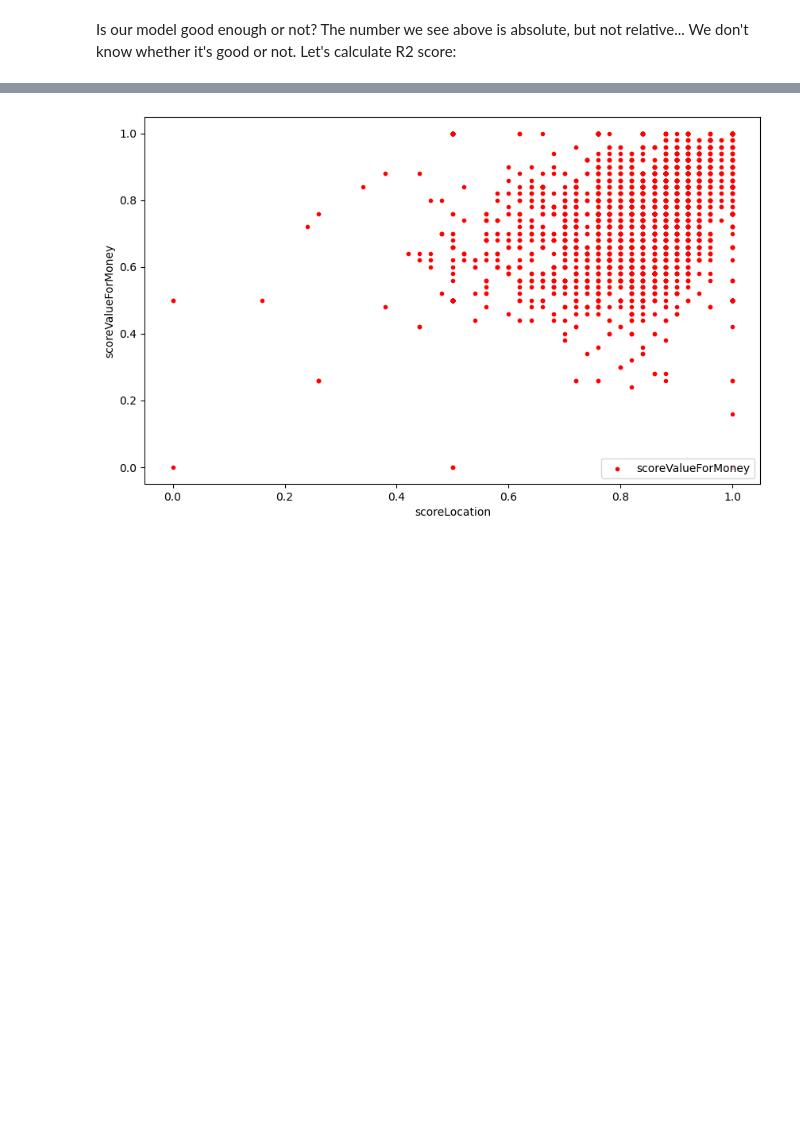
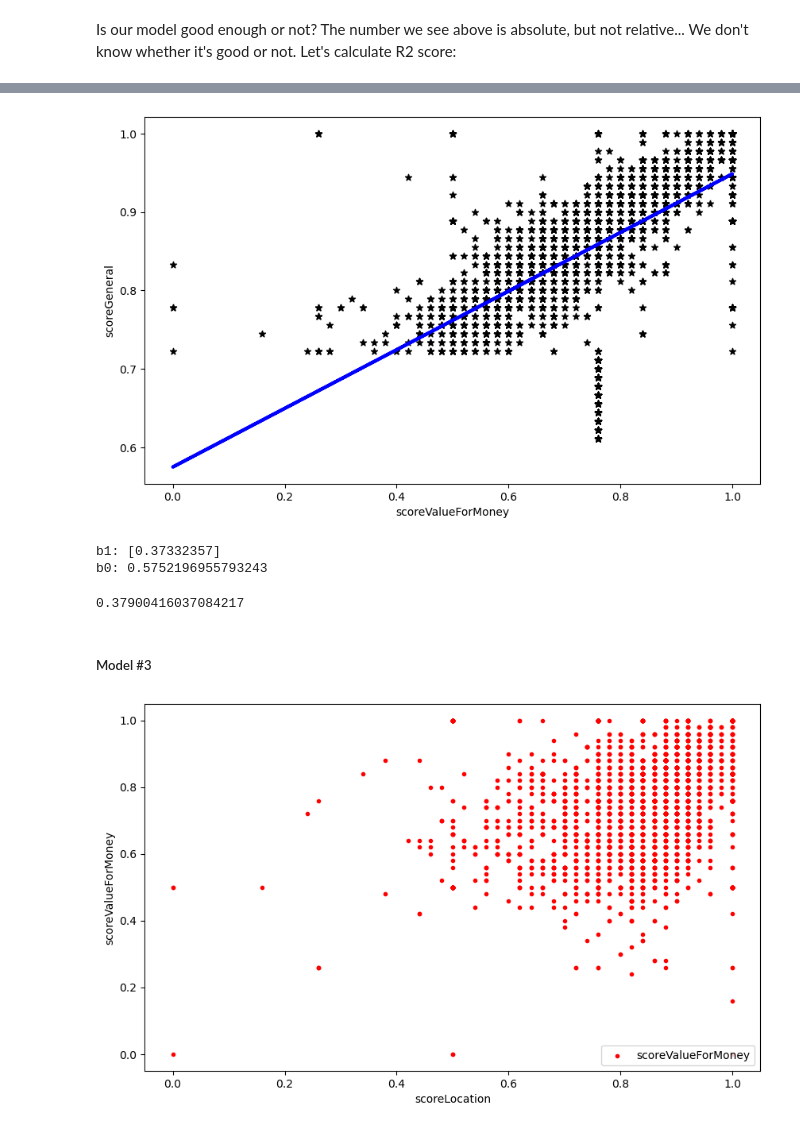
Before and after one commit to yarin-cohen02/dataScienceProject, a Jupyter notebook: project.ipynb, the cells around one changed output, grey strips where cells are left out. Cells and saved outputs as stored; diff of their text form; code cells hidden in the pictures; blank space fills up the shorter version.

```diff
--- a/project.ipynb
+++ b/project.ipynb
@@ -1166,3 +1222,28 @@ r2_score(numericDf["scoreValueForMoney"].tolist(), m.predict(numericDf["scoreVal
+# %%
+X3 = newDf[["scoreValueForMoney"]].values
+y3 = newDf["scoreGeneral"].values
+
+X3_train, X3_test, y3_train, y3_test = train_test_split(X3, y3, test_size=0.2, random_state=42)
+
+m3 = linear_model.LinearRegression().fit(X3, y3)
+
+showScatterPlotPredict(m3, newDf, "scoreValueForMoney", "scoreGeneral")
+# %% [output]
+[figure, added]
+# %%
+# What is the math equation of the line?
+
+print("b1:",m3.coef_)
+print("b0:",m3.intercept_)
+# %% [output]
+b1: [0.37332357]
+b0: 0.5752196955793243
+# %%
+r2_score(y3_test, m3.predict(y3_test.reshape(-1, 1)).flatten())
+# %% [output]
+0.37900416037084217
+# %% [markdown]
+##### Model #3
 # %%
 # Basic data visualisation for hints on regression:
 showScatterPlot(numericDf, "scoreLocation", ["scoreValueForMoney"], "scoreValueForMoney")
```
Also changed, not shown: parts of 23 cells of this notebook.
